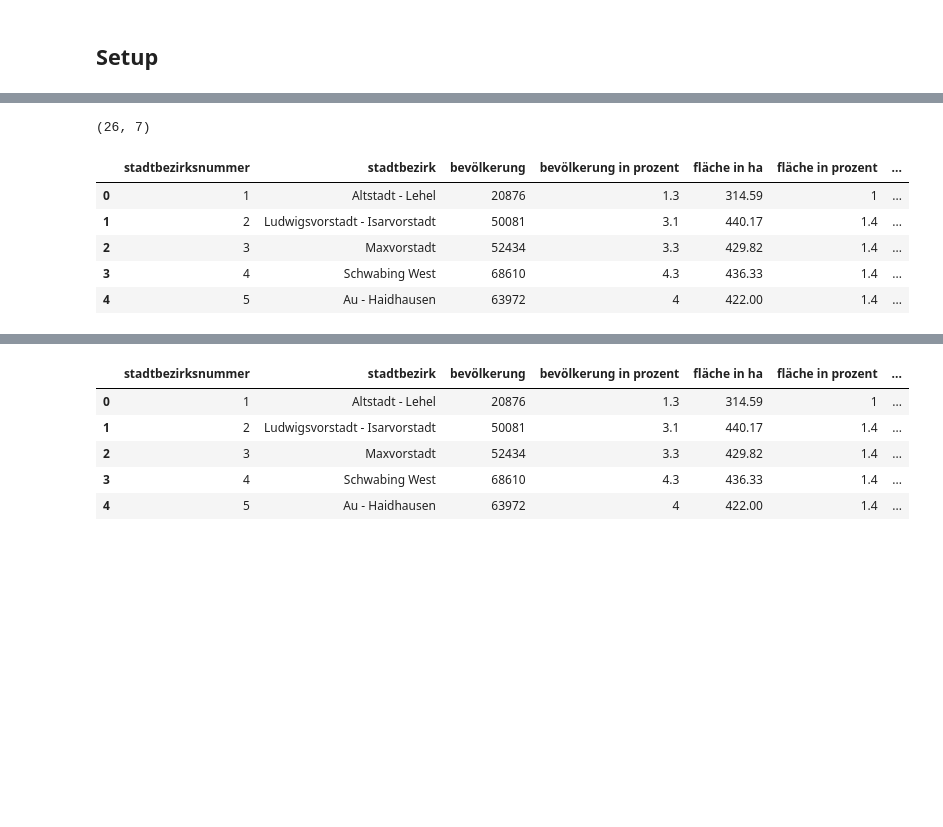
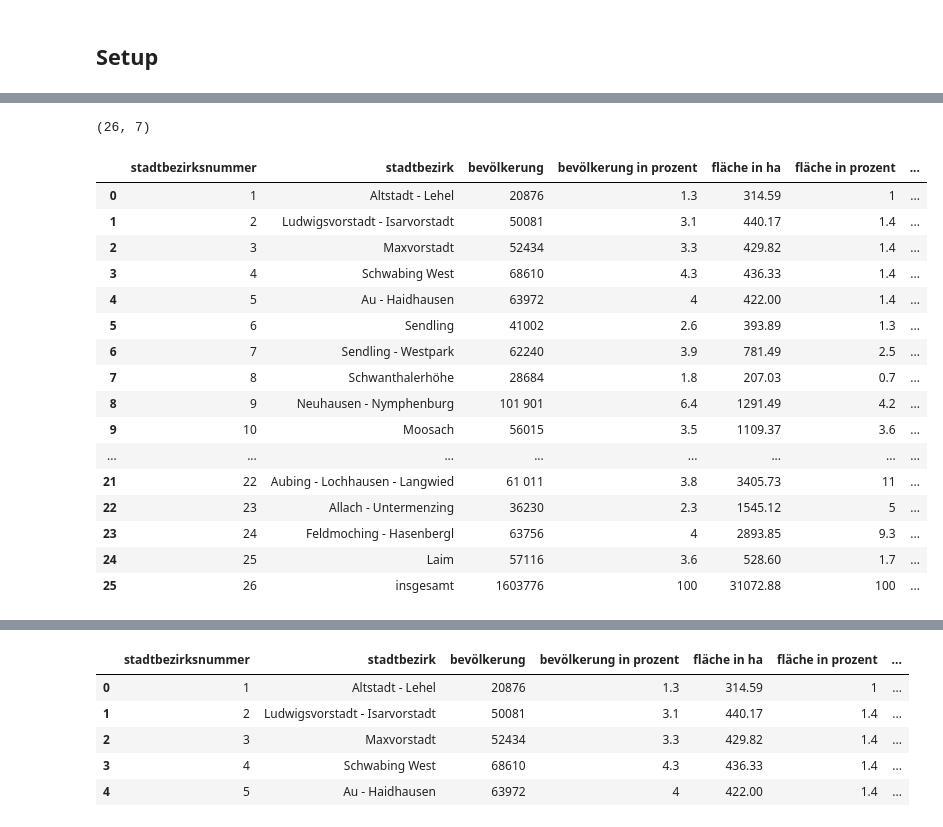
Before and after one commit to Lucas103003/active-city-project, a Jupyter notebook: notebooks/01_muc_bezirke_und_bevoelkerung.ipynb, the cells around one changed output, grey strips where cells are left out. Drawn from its saved outputs; the diff is of its cells as text; code cells hidden in the pictures; blank space fills up the shorter version.

```diff
--- a/notebooks/01_muc_bezirke_und_bevoelkerung.ipynb
+++ b/notebooks/01_muc_bezirke_und_bevoelkerung.ipynb
@@ -43,13 +49,24 @@ gdf_bezirke.head()
 # %%
-# CSV mit Bevölkerungsdaten laden
-df_bev = pd.read_csv(RAW_DIR / "bev_stadtbezirke.csv", sep=",", decimal=",")  # Separator je nach Datei
+# CSV mit Bevölkerungsdaten laden und anzeigen
+df_bev = pd.read_csv(RAW_DIR / "bev_stadtbezirke.csv", sep=",", decimal=",")
 print(df_bev.shape)
-df_bev.head()
+df_bev.head(30)
 # %% [output]
 (26, 7)
 |  | stadtbezirksnummer | stadtbezirk | bevölkerung | bevölkerung in prozent | fläche in ha | fläche in prozent | ... |
 | 0 | 1 | Altstadt - Lehel | 20876 | 1.3 | 314.59 | 1 | ... |
 | 1 | 2 | Ludwigsvorstadt - Isarvorstadt | 50081 | 3.1 | 440.17 | 1.4 | ... |
 | 2 | 3 | Maxvorstadt | 52434 | 3.3 | 429.82 | 1.4 | ... |
 | 3 | 4 | Schwabing West | 68610 | 4.3 | 436.33 | 1.4 | ... |
 | 4 | 5 | Au - Haidhausen | 63972 | 4 | 422.00 | 1.4 | ... |
+| 5 | 6 | Sendling | 41002 | 2.6 | 393.89 | 1.3 | ... |
+| 6 | 7 | Sendling - Westpark | 62240 | 3.9 | 781.49 | 2.5 | ... |
+| 7 | 8 | Schwanthalerhöhe | 28684 | 1.8 | 207.03 | 0.7 | ... |
+| 8 | 9 | Neuhausen - Nymphenburg | 101 901 | 6.4 | 1291.49 | 4.2 | ... |
+| 9 | 10 | Moosach | 56015 | 3.5 | 1109.37 | 3.6 | ... |
+| ... | ... | ... | ... | ... | ... | ... | ... |
+| 21 | 22 | Aubing - Lochhausen - Langwied | 61 011 | 3.8 | 3405.73 | 11 | ... |
+| 22 | 23 | Allach - Untermenzing | 36230 | 2.3 | 1545.12 | 5 | ... |
+| 23 | 24 | Feldmoching - Hasenbergl | 63756 | 4 | 2893.85 | 9.3 | ... |
+| 24 | 25 | Laim | 57116 | 3.6 | 528.60 | 1.7 | ... |
+| 25 | 26 | insgesamt | 1603776 | 100 | 31072.88 | 100 | ... |
```
Also changed, not shown: parts of 51 cells of this notebook.
